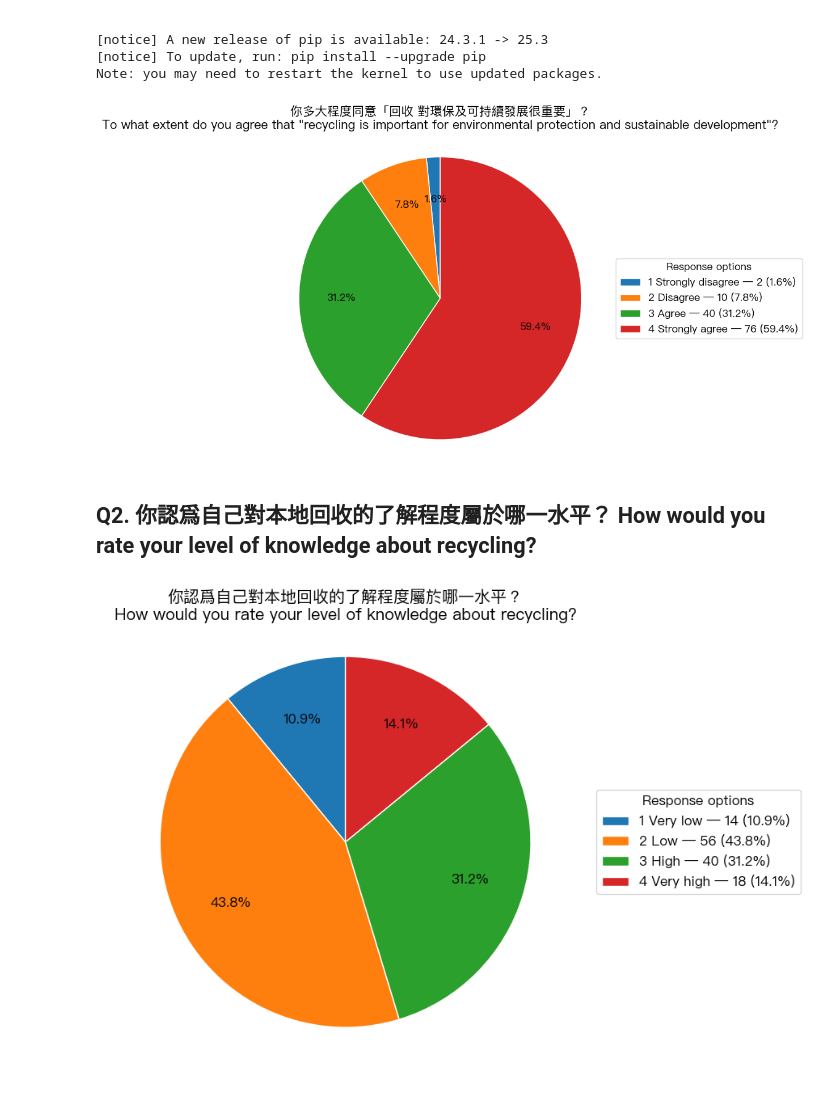
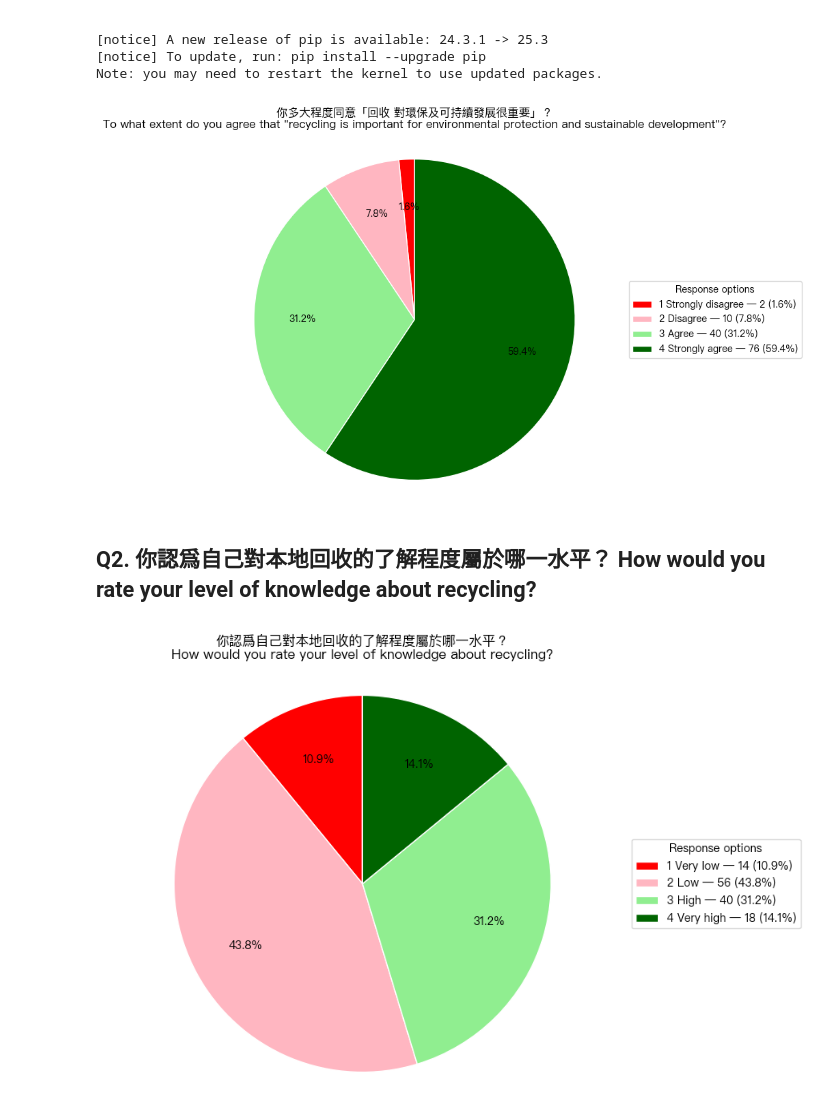
Before and after one commit to Tony0824X/Green-Community_DataAnalysis, a Jupyter notebook: Green@Community_DataAnalysis/Simple statistics visualisation/1.1.ipynb, the cells around one changed output. Cells and saved outputs as stored; diff of their text form; code cells hidden in the pictures; blank space fills up the shorter version.

```diff
--- a/Green@Community_DataAnalysis/Simple statistics visualisation/1.1.ipynb
+++ b/Green@Community_DataAnalysis/Simple statistics visualisation/1.1.ipynb
@@ -126,36 +126,40 @@ total = counts.sum()
 pct = (counts / total * 100).round(1) if total > 0 else counts.astype(float)
 
 # NOTE: pie() returns THREE values when autopct is used.
+# 在 pie() 這裡加上 colors
+palette = ["#FF0000", "#FFB6C1", "#90EE90", "#006400"]  # 4 個選項各一色
 wedges, texts, autotexts = ax.pie(
     counts.values,
     startangle=90,
+    colors=palette,              # ← 這裡
     autopct=(lambda p: f"{p:.1f}%") if total > 0 else None,
     pctdistance=0.7,
     wedgeprops=dict(edgecolor="white"),
 )
+
 
 # Build legend on the right with counts and percentages
 legend_labels = [
     f"{labels[i]} — {int(counts.values[i])}" + (f" ({pct.values[i]}%)" if total > 0 else "")
     for i in range(len(labels))
 ]
 ax.legend(
     wedges, legend_labels,
     title="Response options",
     loc="center left",
     bbox_to_anchor=(1.02, 0.5),
     borderaxespad=0.0,
 )
 
 title_cn = "你多大程度同意「回收 對環保及可持續發展很重要」？"
 title_en = 'To what extent do you agree that "recycling is important for environmental protection and sustainable development"?'
 ax.set_title(title_cn + "\n" + title_en, pad=16)
 
 ax.axis("equal")
 plt.tight_layout()
 plt.show()
 # %% [output]
-[figure, old version]
+[figure, new version]
 # %% [markdown]
 ## Q2. 你認爲自己對本地回收的了解程度屬於哪一水平？ How would you rate your level of knowledge about recycling?
 # %%
@@ -265,10 +269,12 @@ ax.set_facecolor("white")
 total = counts.sum()
 pct = (counts / total * 100).round(1) if total > 0 else counts.astype(float)
 
-# pie() returns THREE values when autopct is used.
+# 在 pie() 這裡加上 colors
+palette = ["#FF0000", "#FFB6C1", "#90EE90", "#006400"]  # 4 個選項各一色
 wedges, texts, autotexts = ax.pie(
     counts.values,
     startangle=90,
+    colors=palette,              # ← 這裡
     autopct=(lambda p: f"{p:.1f}%") if total > 0 else None,
     pctdistance=0.7,
     wedgeprops=dict(edgecolor="white"),
@@ -295,4 +301,4 @@ ax.axis("equal")  # keep circle shape
 plt.tight_layout()
 plt.show()
 # %% [output]
-[figure, old version]
+[figure, new version]
```
Also changed, not shown: parts of 6 cells of this notebook, 1 other file.
